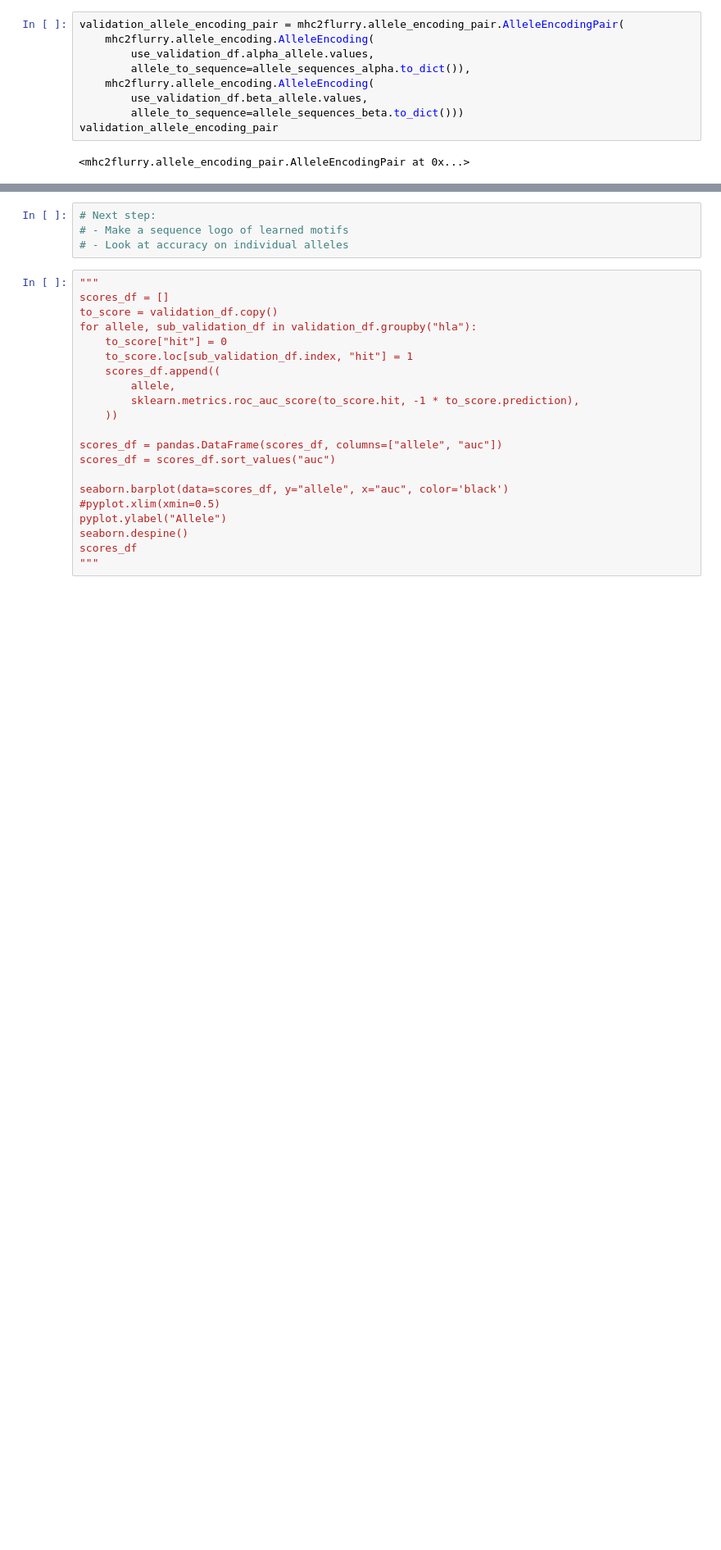
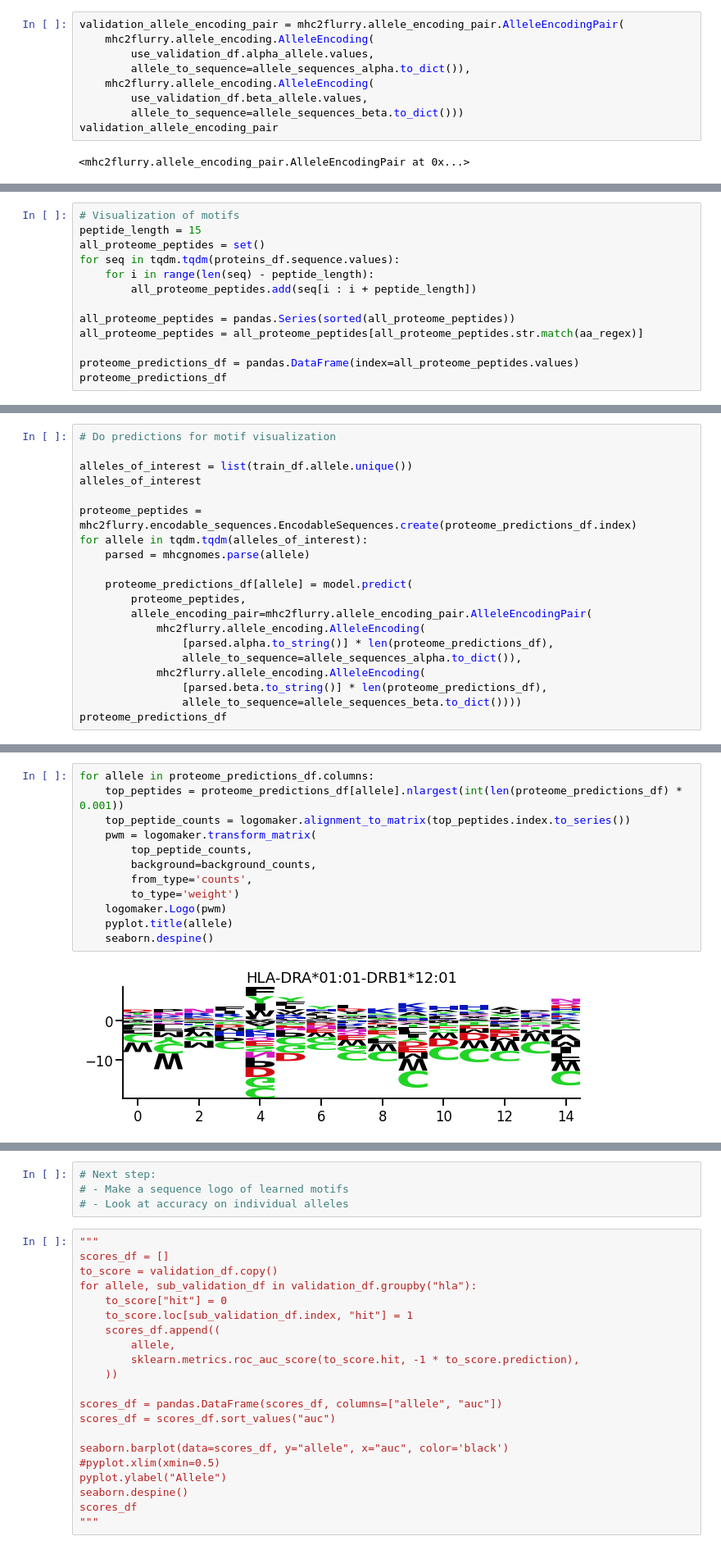
Before and after one commit to openvax/mhc2flurry, a Jupyter notebook: notebooks/1_simple_predictor_pan.ipynb, the cells around one changed output, grey strips where cells are left out. Shown at 82% size. Drawn from its saved outputs; the diff is of its cells as text; blank space fills up the shorter version.

```diff
--- a/notebooks/1_simple_predictor_pan.ipynb
+++ b/notebooks/1_simple_predictor_pan.ipynb
@@ -611,0 +648,13 @@ Validation AUC: 0.82618
+# %%
+# Visualization of motifs
+peptide_length = 15
+all_proteome_peptides = set()
+for seq in tqdm.tqdm(proteins_df.sequence.values):
+    for i in range(len(seq) - peptide_length):
+        all_proteome_peptides.add(seq[i : i + peptide_length])
+
+all_proteome_peptides = pandas.Series(sorted(all_proteome_peptides))
+all_proteome_peptides = all_proteome_peptides[all_proteome_peptides.str.match(aa_regex)]
+
+proteome_predictions_df = pandas.DataFrame(index=all_proteome_peptides.values)
+proteome_predictions_df
@@ -611,0 +675,20 @@ Validation AUC: 0.82618
+# %%
+# Do predictions for motif visualization
+
+alleles_of_interest = list(train_df.allele.unique())
+alleles_of_interest
+
+proteome_peptides = mhc2flurry.encodable_sequences.EncodableSequences.create(proteome_predictions_df.index)
+for allele in tqdm.tqdm(alleles_of_interest):
+    parsed = mhcgnomes.parse(allele)
+
+    proteome_predictions_df[allele] = model.predict(
+        proteome_peptides,
+        allele_encoding_pair=mhc2flurry.allele_encoding_pair.AlleleEncodingPair(
+            mhc2flurry.allele_encoding.AlleleEncoding(
+                [parsed.alpha.to_string()] * len(proteome_predictions_df),
+                allele_to_sequence=allele_sequences_alpha.to_dict()),
+            mhc2flurry.allele_encoding.AlleleEncoding(
+                [parsed.beta.to_string()] * len(proteome_predictions_df),
+                allele_to_sequence=allele_sequences_beta.to_dict())))
+proteome_predictions_df
@@ -611,0 +732,14 @@ Validation AUC: 0.82618
+# %%
+for allele in proteome_predictions_df.columns:
+    top_peptides = proteome_predictions_df[allele].nlargest(int(len(proteome_predictions_df) * 0.001))
+    top_peptide_counts = logomaker.alignment_to_matrix(top_peptides.index.to_series())
+    pwm = logomaker.transform_matrix(
+        top_peptide_counts,
+        background=background_counts,
+        from_type='counts',
+        to_type='weight')
+    logomaker.Logo(pwm)
+    pyplot.title(allele)
+    seaborn.despine()
+# %% [output]
+[figure, added]
```
Also changed, not shown: parts of 15 cells of this notebook.
